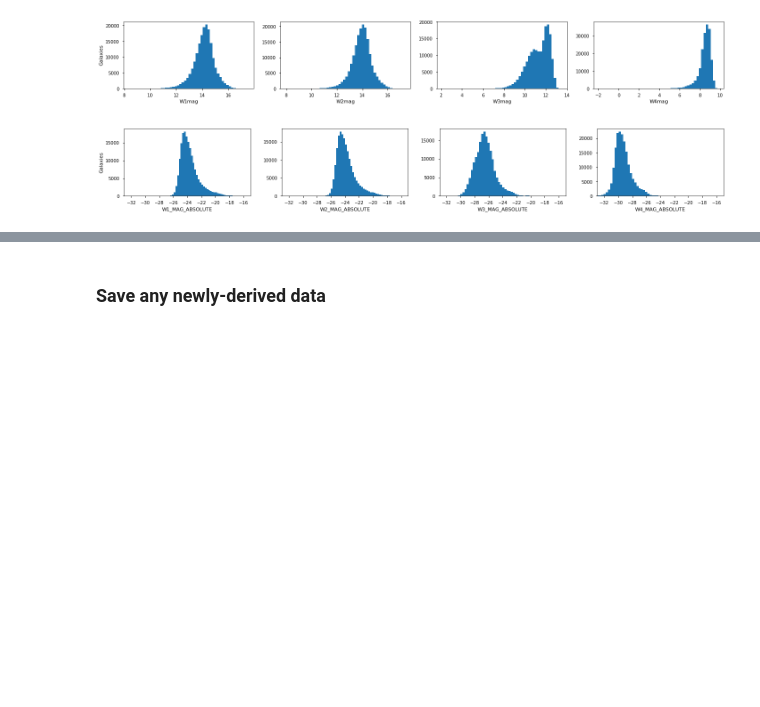
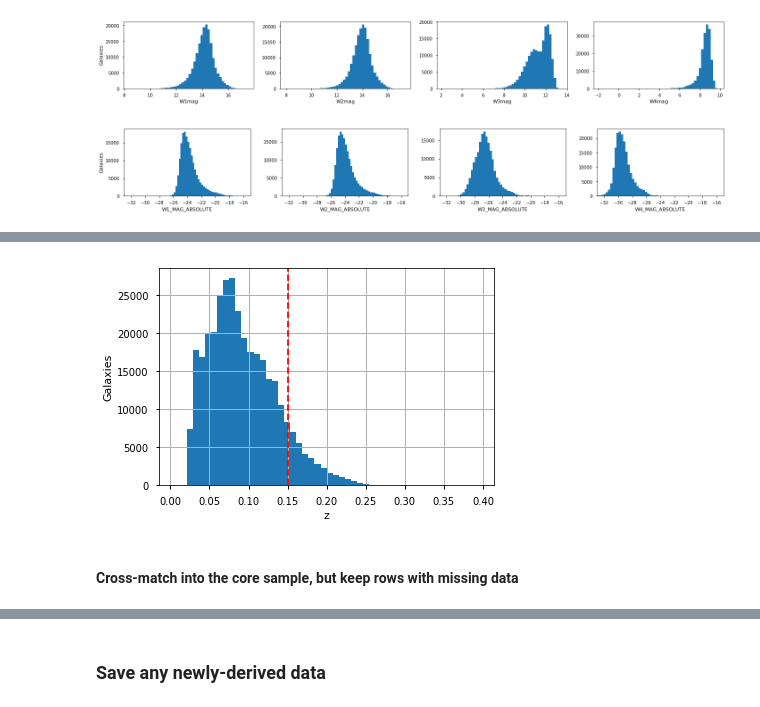
Before and after one commit to mwalmsley/find_agn, a Jupyter notebook: core-sample-basic-properties.ipynb, the cells around one changed output, grey strips where cells are left out. Cells and saved outputs as stored; diff of their text form; code cells hidden in the pictures; blank space fills up the shorter version.

Commit message:
add ellison fir, add orientation, begin investigating fitting of sfr and agn seds

```diff
--- a/core-sample-basic-properties.ipynb
+++ b/core-sample-basic-properties.ipynb
@@ -307,0 +317,6 @@ It might be worth retrying with a closer cross-match...
+# %%
+fir_loc = 'catalogs/ellison_inferred_fir/LIR_select.out'
+
+# schema from Table 2
+columns = ['sdss_objid', 'ra', 'dec', 'z', 'log_lir', 'std_dev']
+fir = pd.read_csv(fir_loc, header=None, names=columns, sep=' ')
@@ -307,0 +334,7 @@ It might be worth retrying with a closer cross-match...
+# %%
+fir['z'].hist(bins=50)
+plt.axvline(0.15, c='r', linestyle='--')
+_ = plt.xlabel('z')
+_ = plt.ylabel('Galaxies')
+# %% [output]
+[figure, added]
@@ -307,0 +346,2 @@ It might be worth retrying with a closer cross-match...
+# %% [markdown]
+#### Cross-match into the core sample, but keep rows with missing data
```
Also changed, not shown: parts of 21 cells of this notebook, 1 other file.
